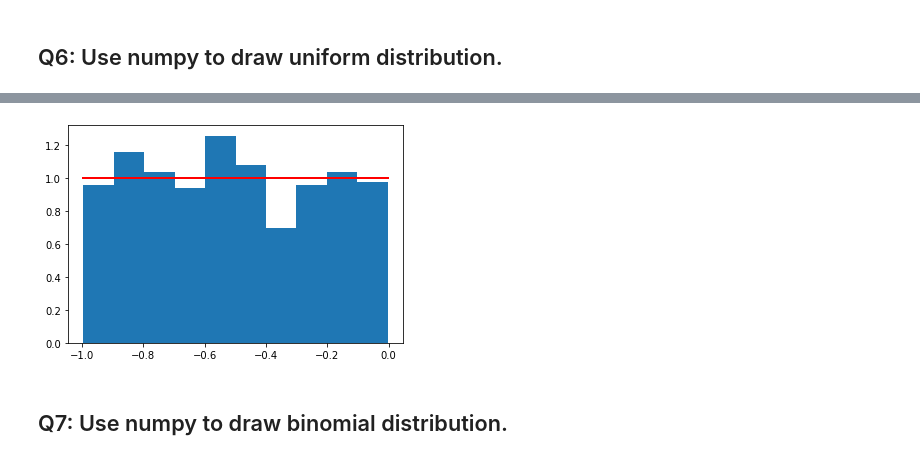
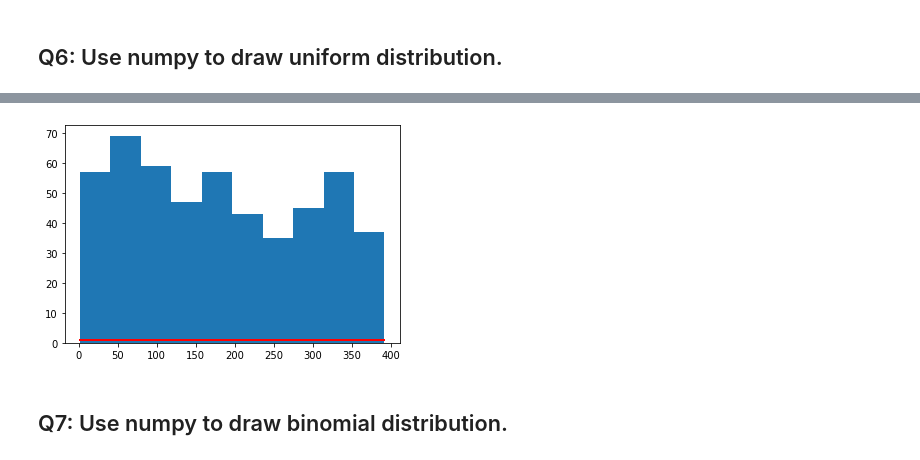
Before and after one commit to AlaaQadri/Statistics-Lab1, a Jupyter notebook: Statistics_Assignment.ipynb, the cells around one changed output, grey strips where cells are left out. Drawn from its saved outputs; the diff is of its cells as text; code cells hidden in the pictures.

```diff
--- a/Statistics_Assignment.ipynb
+++ b/Statistics_Assignment.ipynb
@@ -180,12 +186,12 @@ plt.show()
 # %%
-s1=np.random.uniform(-1,0,506)
+s1=np.random.uniform(df_boston['B'],high=5)
 # s1.shape
 # s1
 # %%
-count, bins, ignored = plt.hist(s1, 10, density=True)
+count, bins, ignored = plt.hist(s1, 10, density=False)
 plt.plot(bins, np.ones_like(bins), linewidth=2, color='r')
 plt.show()
 # %% [output]
-[figure, old version]
+[figure, new version]
 # %% [markdown]
 ## Q7: Use numpy to draw binomial distribution.
```
Also changed, not shown: parts of 6 cells of this notebook.
